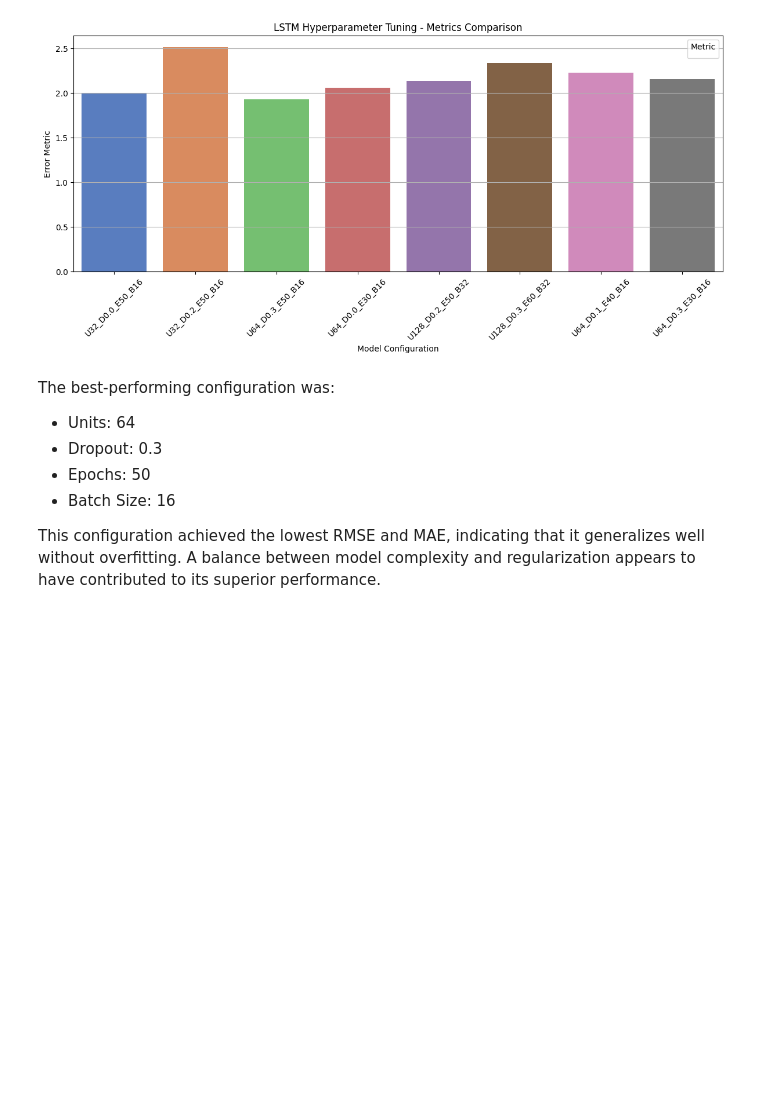
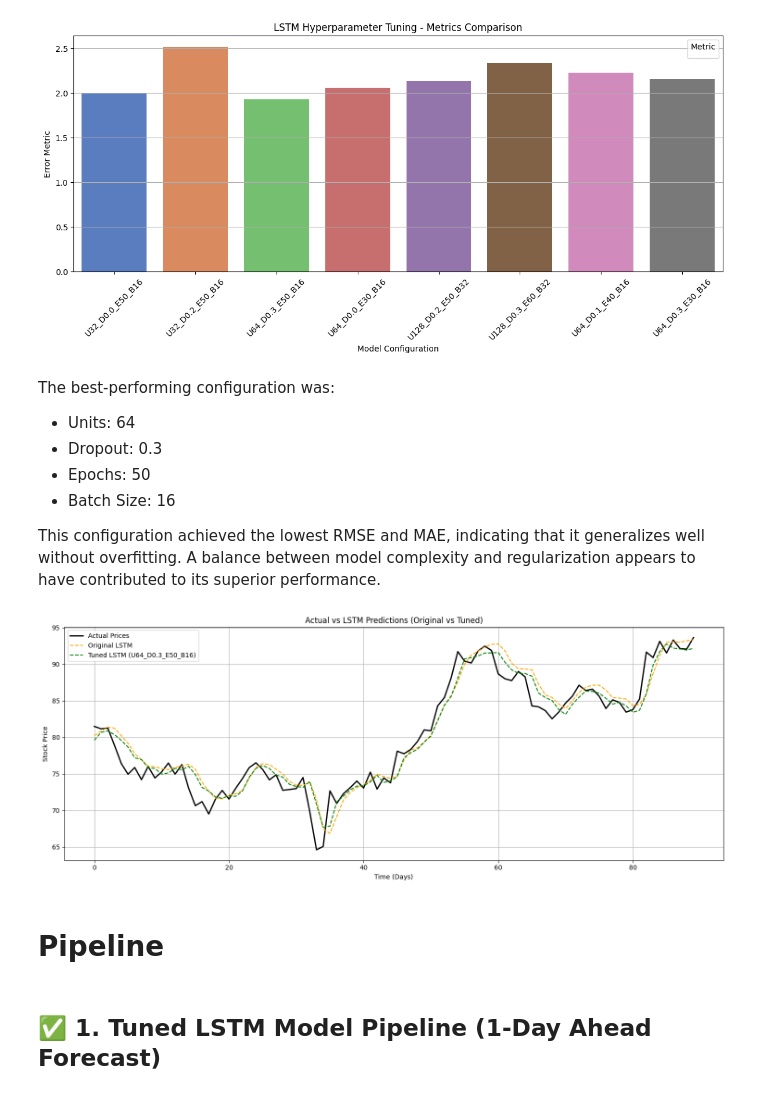
Before and after one commit to Karan088/stock_price_forecast, a Jupyter notebook: Notebook/stockprice-forecast.ipynb, the cells around one changed output. Drawn from its saved outputs; the diff is of its cells as text; code cells hidden in the pictures; blank space fills up the shorter version.

```diff
--- a/Notebook/stockprice-forecast.ipynb
+++ b/Notebook/stockprice-forecast.ipynb
@@ -906,3 +924,21 @@ The best-performing configuration was:
 - Batch Size: 16
 
 This configuration achieved the lowest RMSE and MAE, indicating that it generalizes well without overfitting. A balance between model complexity and regularization appears to have contributed to its superior performance.
+# %%
+best_result = min(extended_results, key=lambda x: x['RMSE'])
+
+plt.figure(figsize=(15, 6))
+plt.plot(best_result['Actuals'], label='Actual Prices', color='black', linewidth=2)
+plt.plot(preds_lstm_90d, label='Original LSTM', linestyle='--', color='orange')
+plt.plot(best_result['Predictions'], label=f"Tuned LSTM ({best_result['Config']})", linestyle='--', color='green')
+plt.title('Actual vs LSTM Predictions (Original vs Tuned)')
+plt.xlabel('Time (Days)')
+plt.ylabel('Stock Price')
+plt.legend()
+plt.grid(True)
+plt.tight_layout()
+plt.show()
+# %% [output]
+[figure, added]
+# %% [markdown]
+# Pipeline
@@ -908,0 +947,2 @@ This configuration achieved the lowest RMSE and MAE, indicating that it generali
+# %% [markdown]
+## ✅ 1. Tuned LSTM Model Pipeline (1-Day Ahead Forecast)
```
Also changed, not shown: parts of 27 cells of this notebook, 4 other files.
